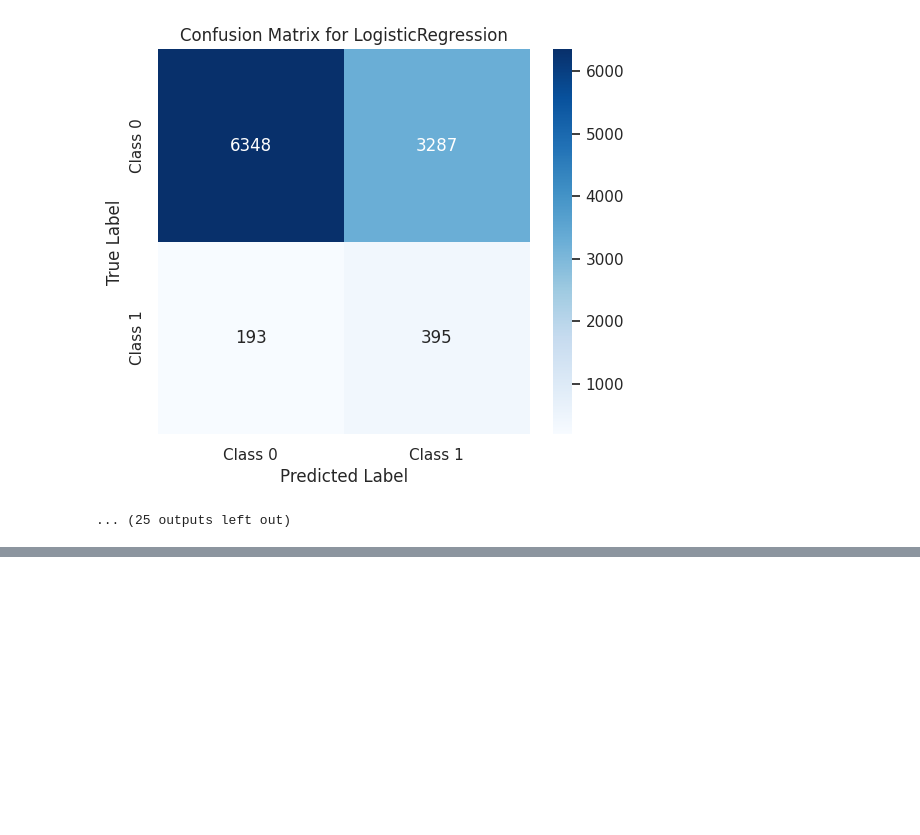
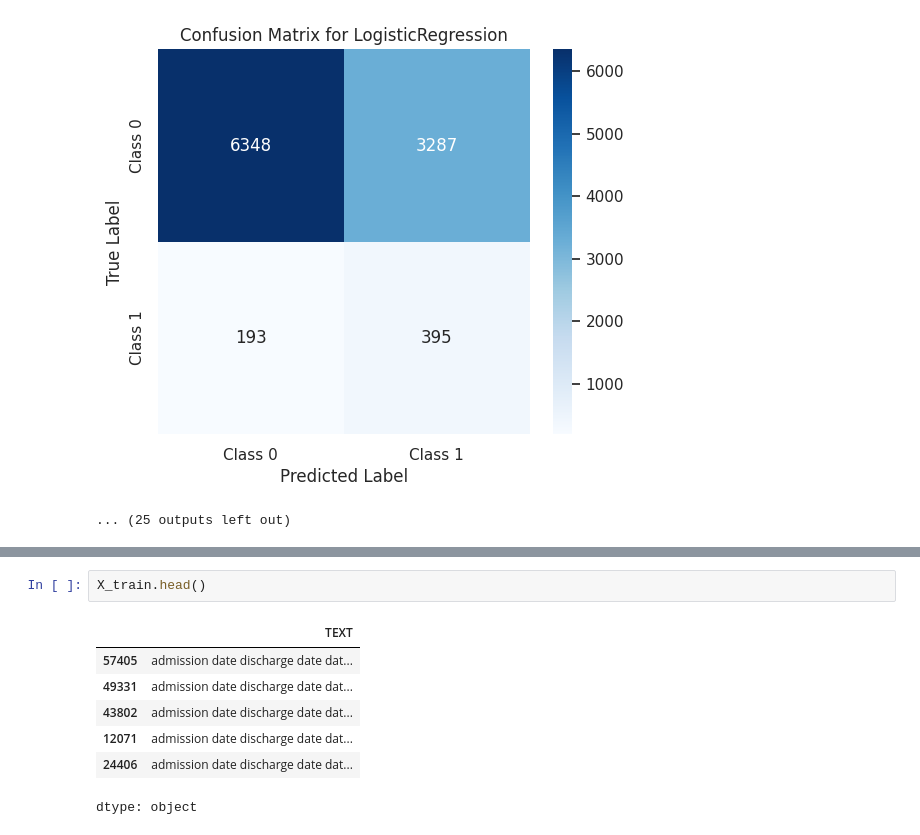
Before and after one commit to dev-69/MajorProject, a Jupyter notebook: UnderSamplingNotebookk.ipynb, the cells around one changed output, grey strips where cells are left out. Cells and saved outputs as stored; diff of their text form; blank space fills up the shorter version.

```diff
--- a/UnderSamplingNotebookk.ipynb
+++ b/UnderSamplingNotebookk.ipynb
@@ -563,0 +584,10 @@ avg / total       0.92      0.66      0.67      0.75      0.67      0.44     102
+# %%
+X_train.head()
+# %% [output]
+|  | TEXT |
+| 57405 | admission date discharge date dat... |
+| 49331 | admission date discharge date dat... |
+| 43802 | admission date discharge date dat... |
+| 12071 | admission date discharge date dat... |
+| 24406 | admission date discharge date dat... |
+dtype: object
```
Also changed, not shown: parts of 6 cells of this notebook.
